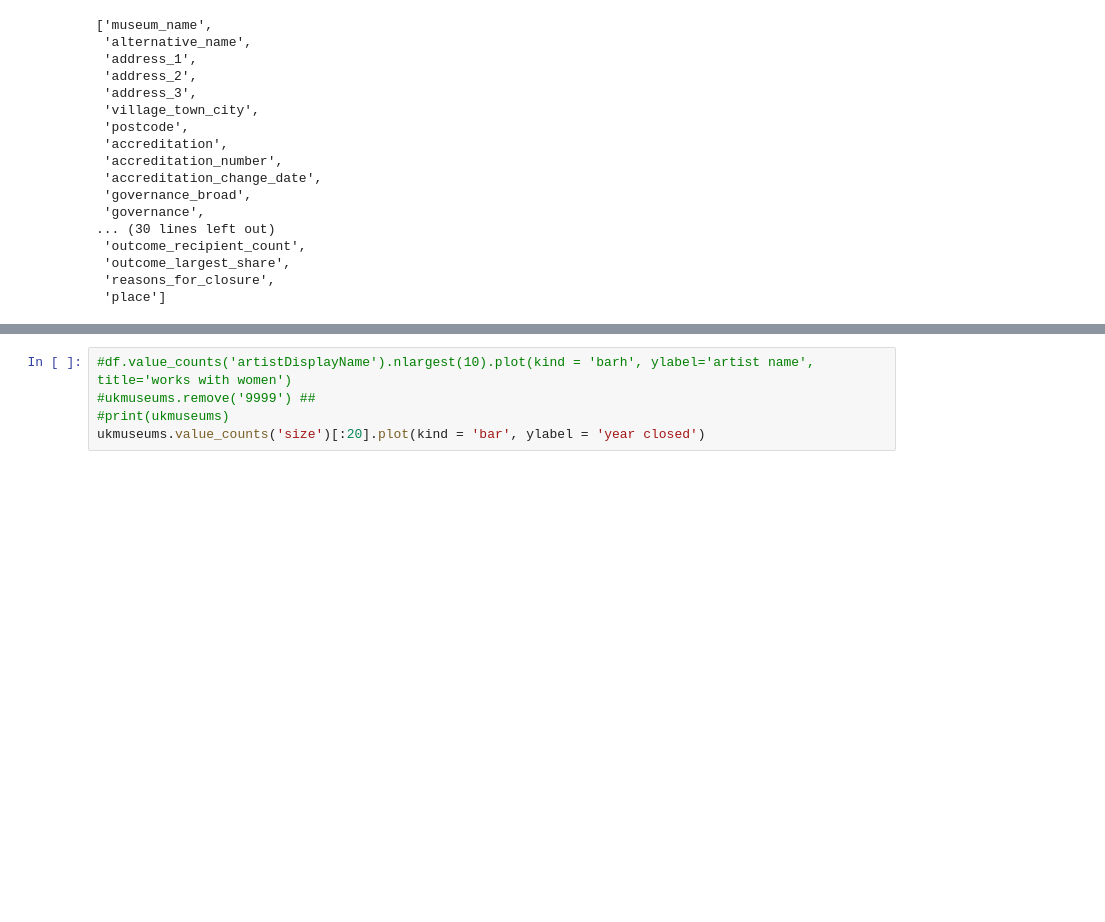
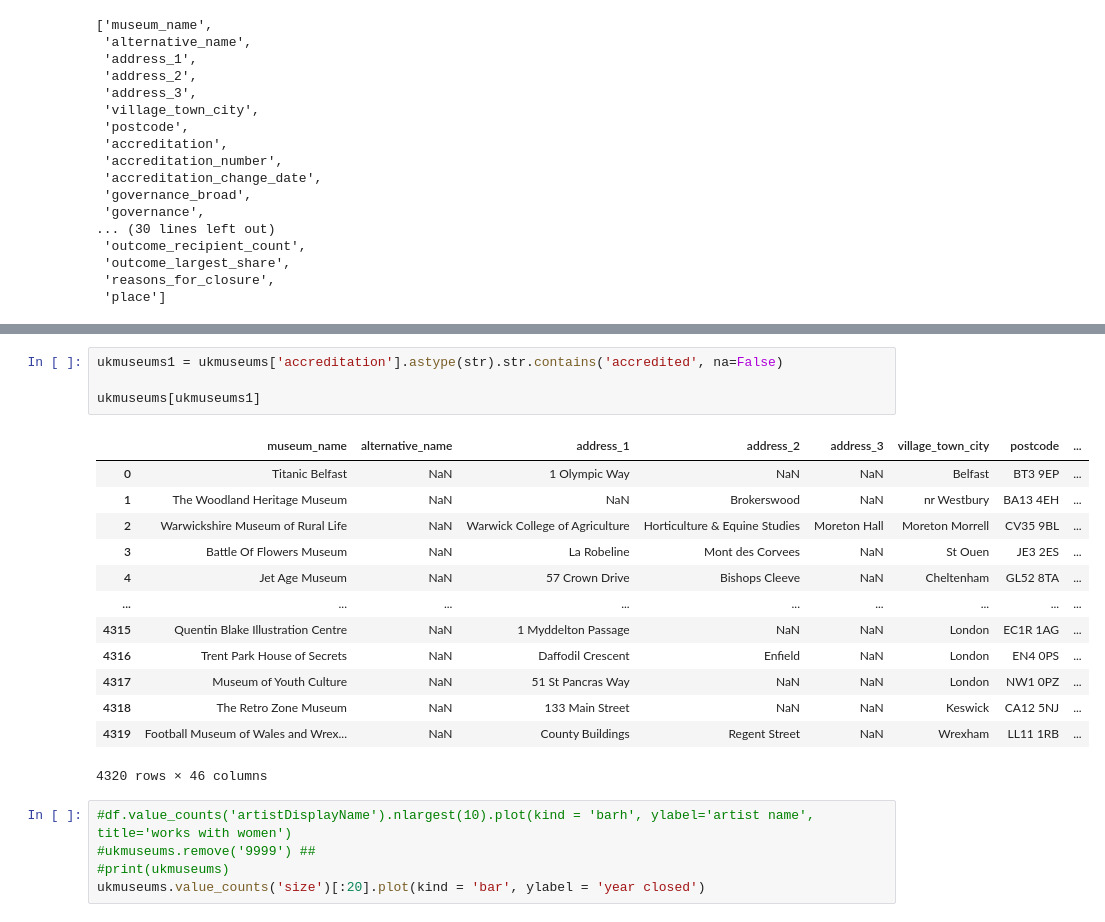
Before and after one commit to ashstephh/INFO664, a Jupyter notebook: week 9/museumdataproject.ipynb, the cells around one changed output, grey strips where cells are left out. Saved outputs shown, nothing was run; the diff lists cells and outputs as text; blank space fills up the shorter version.

```diff
--- a/week 9/museumdataproject.ipynb
+++ b/week 9/museumdataproject.ipynb
@@ -60,3 +79,21 @@ ukmuseums.columns.tolist()
+# %%
+ukmuseums1 = ukmuseums['accreditation'].astype(str).str.contains('accredited', na=False)
+
+ukmuseums[ukmuseums1]
+# %% [output]
+|  | museum_name | alternative_name | address_1 | address_2 | address_3 | village_town_city | postcode | ... |
+| 0 | Titanic Belfast | NaN | 1 Olympic Way | NaN | NaN | Belfast | BT3 9EP | ... |
+| 1 | The Woodland Heritage Museum | NaN | NaN | Brokerswood | NaN | nr Westbury | BA13 4EH | ... |
+| 2 | Warwickshire Museum of Rural Life | NaN | Warwick College of Agriculture | Horticulture & Equine Studies | Moreton Hall | Moreton Morrell | CV35 9BL | ... |
+| 3 | Battle Of Flowers Museum | NaN | La Robeline | Mont des Corvees | NaN | St Ouen | JE3 2ES | ... |
+| 4 | Jet Age Museum | NaN | 57 Crown Drive | Bishops Cleeve | NaN | Cheltenham | GL52 8TA | ... |
+| ... | ... | ... | ... | ... | ... | ... | ... | ... |
+| 4315 | Quentin Blake Illustration Centre | NaN | 1 Myddelton Passage | NaN | NaN | London | EC1R 1AG | ... |
+| 4316 | Trent Park House of Secrets | NaN | Daffodil Crescent | Enfield | NaN | London | EN4 0PS | ... |
+| 4317 | Museum of Youth Culture | NaN | 51 St Pancras Way | NaN | NaN | London | NW1 0PZ | ... |
+| 4318 | The Retro Zone Museum | NaN | 133 Main Street | NaN | NaN | Keswick | CA12 5NJ | ... |
+| 4319 | Football Museum of Wales and Wrex... | NaN | County Buildings | Regent Street | NaN | Wrexham | LL11 1RB | ... |
+4320 rows × 46 columns
 # %%
 #df.value_counts('artistDisplayName').nlargest(10).plot(kind = 'barh', ylabel='artist name', title='works with women')
 #ukmuseums.remove('9999') ##
```
Also changed, not shown: parts of 1 cell of this notebook.
